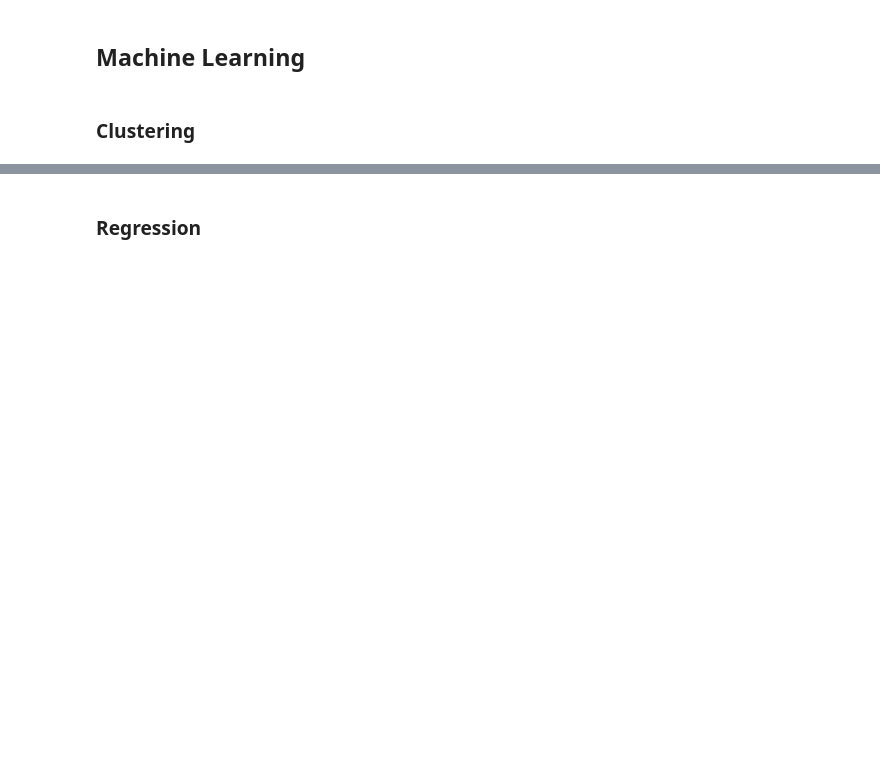
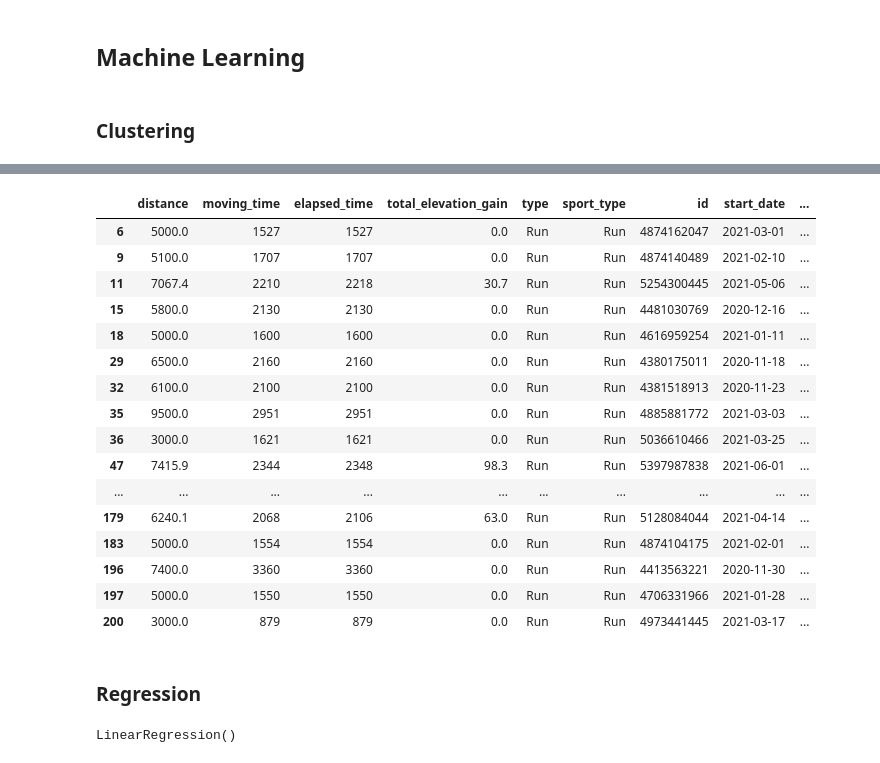
Before and after one commit to Lucs1590/strava-analysis, a Jupyter notebook: strava_analysis.ipynb, the cells around one changed output, grey strips where cells are left out. Drawn from its saved outputs; the diff is of its cells as text; code cells hidden in the pictures; blank space fills up the shorter version.

```diff
--- a/strava_analysis.ipynb
+++ b/strava_analysis.ipynb
@@ -666,6 +771,8 @@ X
 # %% [markdown]
 ### Clustering
+# %%
+X = runs.drop('pace',1)
+X = pd.get_dummies(X)
 # %%
 model = KMeans(n_clusters=4)
 model.fit(X)
-runs['Cluster'] = model.labels_
@@ -672 +781,4 @@ runs['Cluster'] = model.labels_
+# %%
+clustering_runs = runs.copy()
+clustering_runs['Cluster'] = model.labels_
 # %%
@@ -690,4 +824,22 @@ plt.show()
 # %%
-runs[runs['Cluster'] == 2]
+clustering_runs[clustering_runs['Cluster'] == 2]
+# %% [output]
+|  | distance | moving_time | elapsed_time | total_elevation_gain | type | sport_type | id | start_date | ... |
+| 6 | 5000.0 | 1527 | 1527 | 0.0 | Run | Run | 4874162047 | 2021-03-01 | ... |
+| 9 | 5100.0 | 1707 | 1707 | 0.0 | Run | Run | 4874140489 | 2021-02-10 | ... |
+| 11 | 7067.4 | 2210 | 2218 | 30.7 | Run | Run | 5254300445 | 2021-05-06 | ... |
+| 15 | 5800.0 | 2130 | 2130 | 0.0 | Run | Run | 4481030769 | 2020-12-16 | ... |
+| 18 | 5000.0 | 1600 | 1600 | 0.0 | Run | Run | 4616959254 | 2021-01-11 | ... |
+| 29 | 6500.0 | 2160 | 2160 | 0.0 | Run | Run | 4380175011 | 2020-11-18 | ... |
+| 32 | 6100.0 | 2100 | 2100 | 0.0 | Run | Run | 4381518913 | 2020-11-23 | ... |
+| 35 | 9500.0 | 2951 | 2951 | 0.0 | Run | Run | 4885881772 | 2021-03-03 | ... |
+| 36 | 3000.0 | 1621 | 1621 | 0.0 | Run | Run | 5036610466 | 2021-03-25 | ... |
+| 47 | 7415.9 | 2344 | 2348 | 98.3 | Run | Run | 5397987838 | 2021-06-01 | ... |
+| ... | ... | ... | ... | ... | ... | ... | ... | ... | ... |
+| 179 | 6240.1 | 2068 | 2106 | 63.0 | Run | Run | 5128084044 | 2021-04-14 | ... |
+| 183 | 5000.0 | 1554 | 1554 | 0.0 | Run | Run | 4874104175 | 2021-02-01 | ... |
+| 196 | 7400.0 | 3360 | 3360 | 0.0 | Run | Run | 4413563221 | 2020-11-30 | ... |
+| 197 | 5000.0 | 1550 | 1550 | 0.0 | Run | Run | 4706331966 | 2021-01-28 | ... |
+| 200 | 3000.0 | 879 | 879 | 0.0 | Run | Run | 4973441445 | 2021-03-17 | ... |
 # %% [markdown]
 ### Regression
@@ -708,0 +850,5 @@ predictions
+# %%
+model = LinearRegression()
+model.fit(X_train,y_train)
+# %% [output]
+LinearRegression()
```
Also changed, not shown: parts of 35 cells of this notebook.
